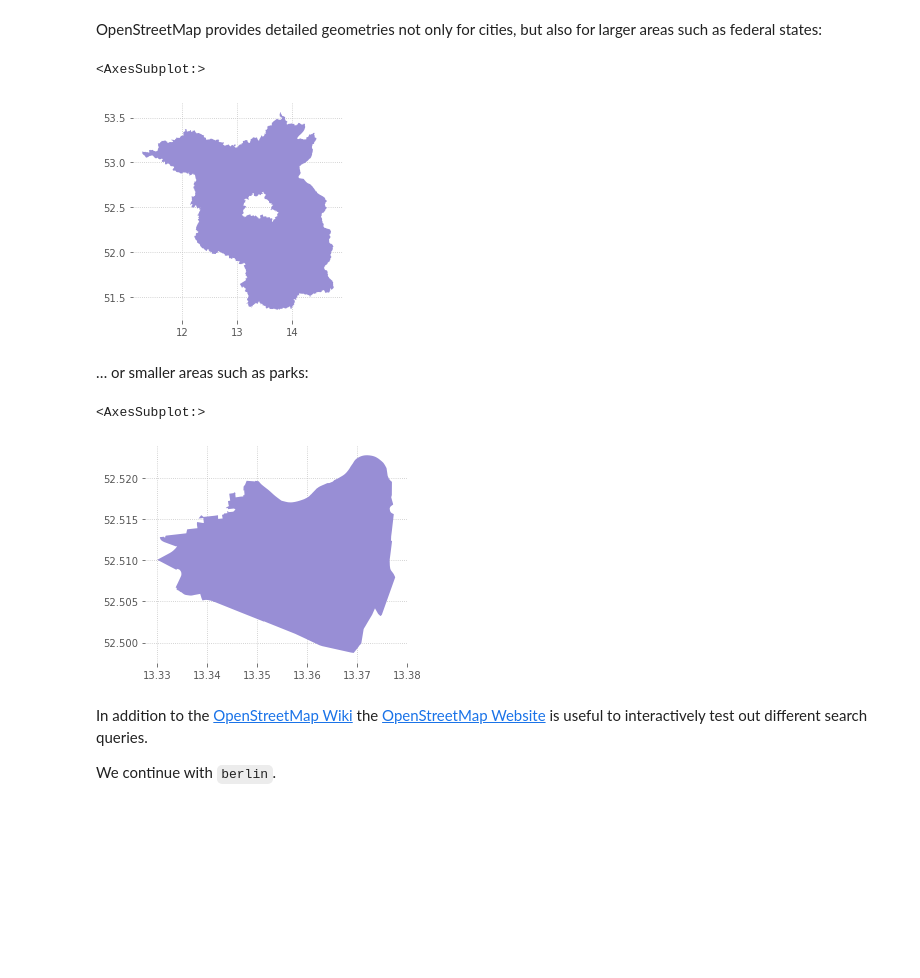
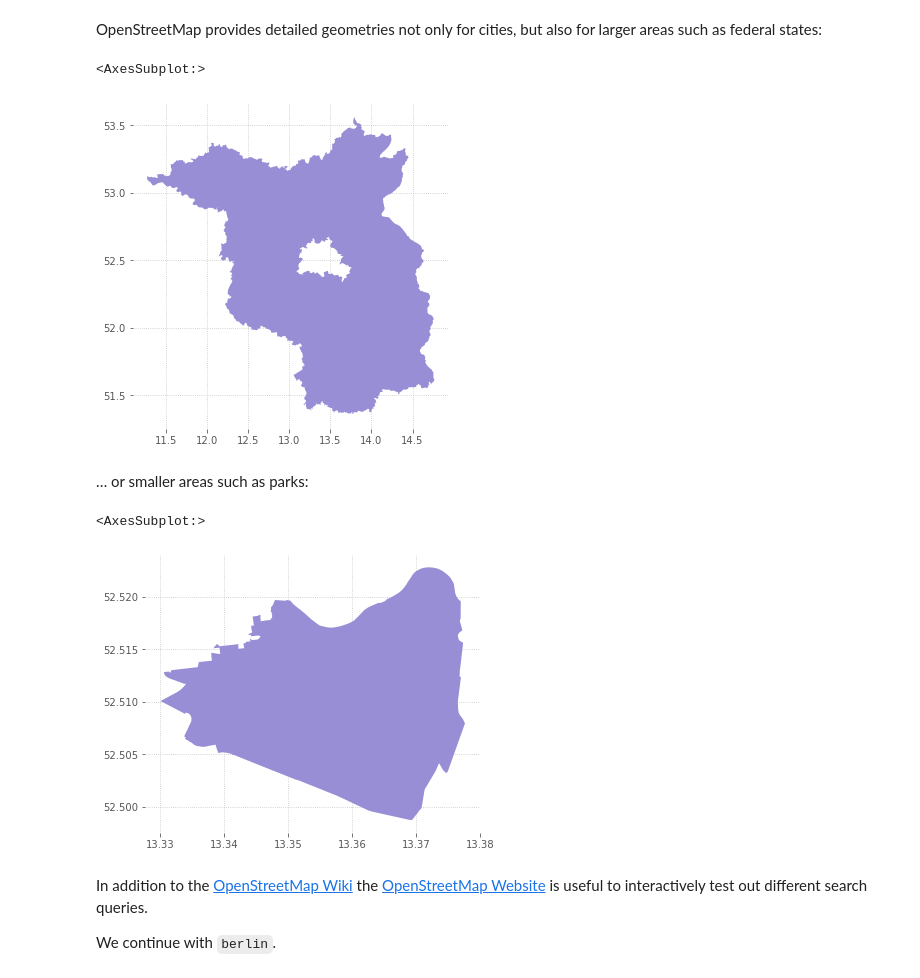
Before and after one commit to rrrnld/earth-observation-for-journalism, a Jupyter notebook: sources/01a Download Process.ipynb, the cells around one changed output. Cells and saved outputs as stored; diff of their text form; code cells hidden in the pictures; blank space fills up the shorter version.

```diff
--- a/sources/01a Download Process.ipynb
+++ b/sources/01a Download Process.ipynb
@@ -79,18 +79,18 @@ berlin.to_file(resources / 'berlin.geojson', driver='GeoJSON')
 OpenStreetMap provides detailed geometries not only for cities, but also for larger areas such as federal states:
 # %%
 brandenburg = search_osm('Brandenburg, Germany')
-brandenburg.iloc[:1].plot()
+brandenburg.iloc[:1].plot(figsize=(6,6))
 # %% [output]
 <AxesSubplot:>
-[figure, old version]
+[figure, new version]
 # %% [markdown]
 … or smaller areas such as parks:
 # %%
 tiergarten = search_osm('Tiergarten, Berlin, Germany')
-tiergarten.plot()
+tiergarten.plot(figsize=(6,6))
 # %% [output]
 <AxesSubplot:>
-[figure, old version]
+[figure, new version]
 # %% [markdown]
 In addition to the [OpenStreetMap Wiki](https://wiki.openstreetmap.org/) the [OpenStreetMap Website](https://openstreetmap.org/) is useful to interactively test out different search queries.
 
```
Also changed, not shown: parts of 1 cell of this notebook, 2 other files.
